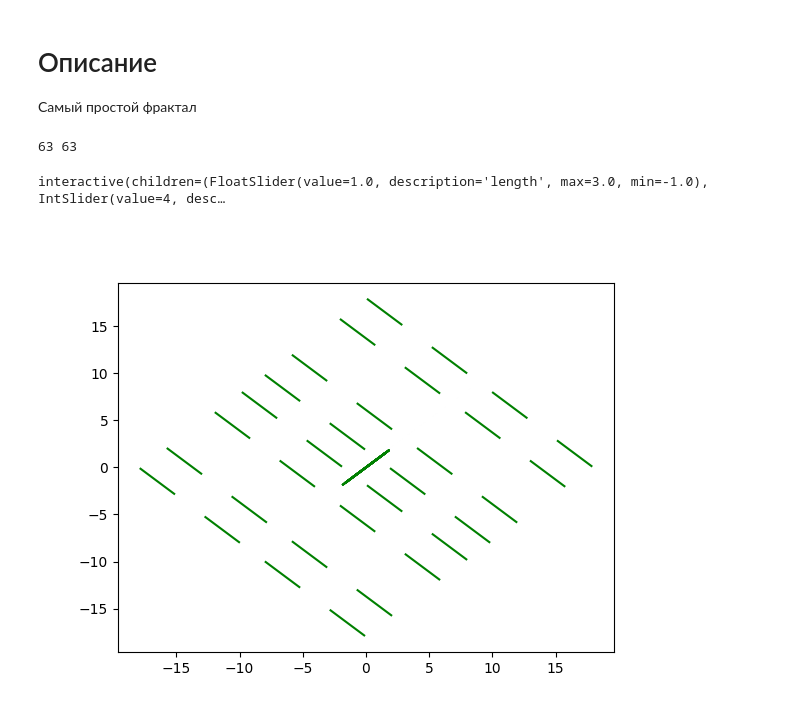
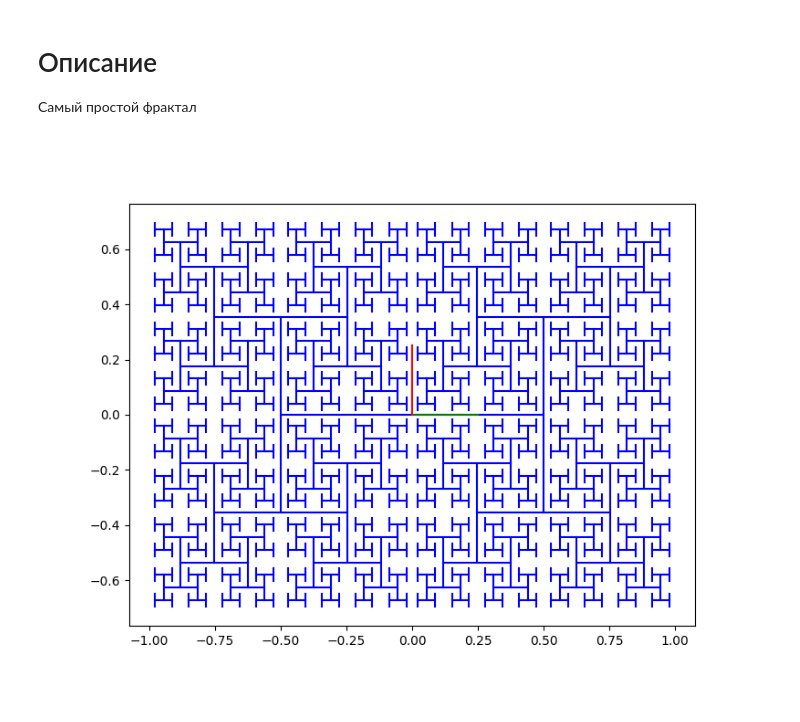
Before and after one commit to NikoSolov/MathDiscoveries, a Jupyter notebook: MyProjects/SimpleFractal.ipynb, the cells around one changed output. Drawn from its saved outputs; the diff is of its cells as text; code cells hidden in the pictures.

```diff
--- a/MyProjects/SimpleFractal.ipynb
+++ b/MyProjects/SimpleFractal.ipynb
@@ -10,83 +10,44 @@ def drawFractal(ax, gens, diffX, diffY, angleA=0, angleB=90):
     vec = lambda angle: np.array(
         (np.cos(np.deg2rad(angle)), np.sin(np.deg2rad(angle)))
     )
 
     a = vec(angleA)
     b = vec(angleB)
 
-    A = np.array([[a/2,-a/2]])
 
     coefX = lambda gen: diffX**(gen+1)
     coefY = lambda gen: diffY**(gen+1)
 
+    A = np.array([[-a/2, a/2]])
+
     for gen in range(gens):
+        add = (a*coefX(gen))/2 if (gen%2 == 1) else (b*coefY(gen))/2
         for j in range(2**gen):
-            add = (a*coefX(gen))/2 if (gen%2 == 1) else (b*coefY(gen))/2
             A = np.concat(
                 (A,
                 [
-                    [     # coord   component
+                    [
                         A[2**gen-1+j][1] - add,
                         A[2**gen-1+j][1] + add
                     ],
                     [     # coord   component
                         A[2**gen-1+j][0] - add,
                         A[2**gen-1+j][0] + add
                     ]
                 ]),
                 axis = 0
             )
 
     for i in range(len(A)):
         ax.plot(*A[i].T, c=color)
-    ax.plot(*np.concat(([vec(angleA)/2], [[0,0]])).T, c = "green")
-    ax.plot(*np.concat(([vec(angleB)/2], [[0,0]])).T, c = "red")
+    ax.plot(*np.concat(([vec(angleA)/4], [[0,0]])).T, c = "green")
+    ax.plot(*np.concat(([vec(angleB)/4], [[0,0]])).T, c = "red")
 
-# fig, ax = plt.subplots(figsize=(8, 6))
-# diff = 0.711
-# drawFractal(ax, 10, diff, diff, 0, 90)
+fig, ax = plt.subplots(figsize=(8, 6))
+diff = 0.711
+drawFractal(ax, 9, diff, diff, 0, 90)
+# %% [output]
+[figure, added]
-# %%
-%matplotlib widget
-from ipywidgets import *
-
-A = drawFractal(7, 5, 0.60, 0.72, 45, 135)
-fig = plt.figure()
-ax = fig.add_subplot(1, 1, 1)
-lines = []
-for i in range(len(A)):
-    line, = ax.plot(*A[i].T, c="green")
-    lines.append(line)
-# for i in range(len(A)):
-#     print(*A[i].T, sep="test", end="end")
-
-    # plt.plot(*A[i].T, c=color)
-# plt.plot(*np.concat(([a], [[0,0]])).T, c = "green")
-# plt.plot(*np.concat(([b], [[0,0]])).T, c = "red")
-
-def update(length = 1.0, gens = 4, diffX=0.6, diffY=0.72, angleA=0, angleB=90):
-    A = drawFractal(length, gens, diffX, diffY, angleA, angleB)
-    # line, = ax.plot(x, a * np.sin(w * x))
-    for i in range(len(A)):
-        # print(i)
-        plot = lines[i]
-        plot.set_ydata(A[i].T)
-        plot.set_xdata(A[i].T)
-        # line.set_xdata(np.linspace(0, d * np.pi))
-    fig.canvas.draw_idle()
-
-interact(update);
-
-# interact(
-#     drawFractal,
-#     length = widgets.FloatSlider(value=7,min=0,max=10,step=0.1,description='Length'),
-#     gens = widgets.IntSlider(value=2,min=0,max=6,step=1,description='Generations'),
-#     diffX = widgets.IntSlider(value=7,min=0,max=10,step=1,description='DiffX'),
-#     diffY = widgets.IntSlider(value=7,min=0,max=10,step=1,description='DiffY')
-# )
-# %% [output]
-63 63
-interactive(children=(FloatSlider(value=1.0, description='length', max=3.0, min=-1.0), IntSlider(value=4, desc…
-[figure, removed]
 # %%
 %matplotlib widget
 import numpy as np
```
Also changed, not shown: parts of 4 cells of this notebook.
